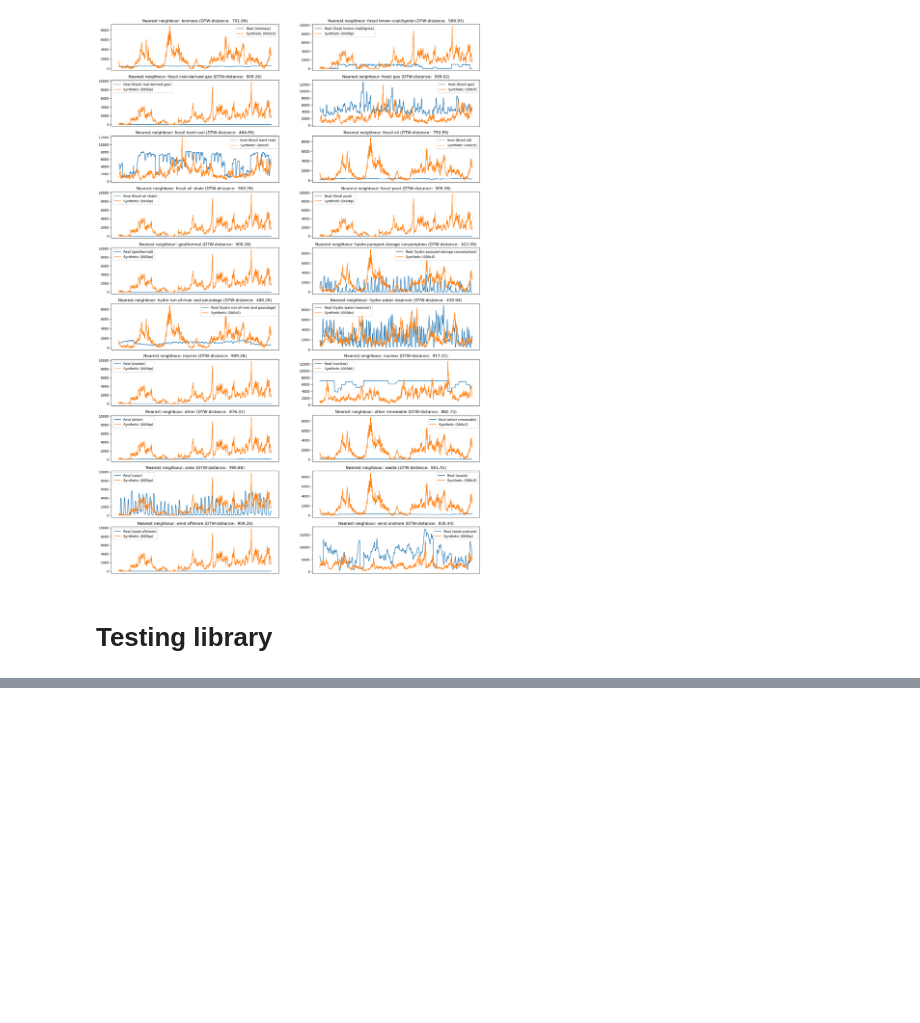
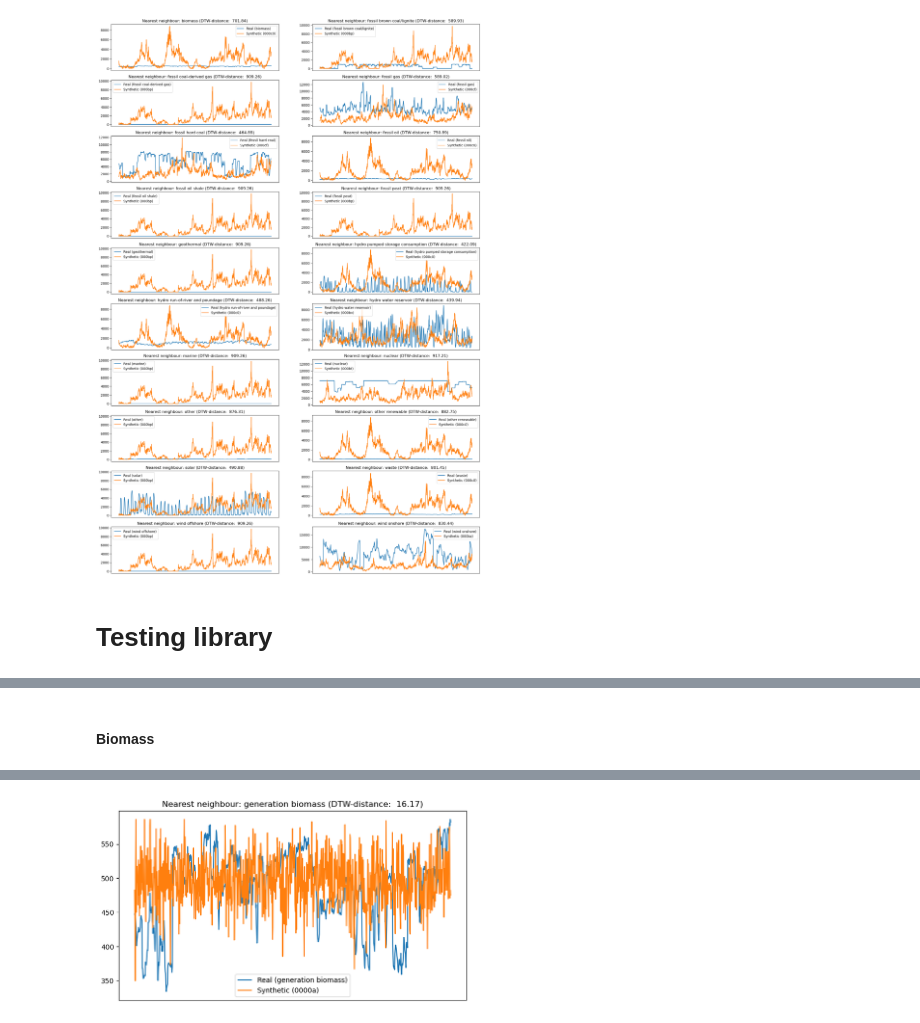
Before and after one commit to oskargirardin/CRP_GDPR_datasets, a Jupyter notebook: use_cases/time_series_prediction/time_series.ipynb, the cells around one changed output, grey strips where cells are left out. Drawn from its saved outputs; the diff is of its cells as text; code cells hidden in the pictures; blank space fills up the shorter version.

```diff
--- a/use_cases/time_series_prediction/time_series.ipynb
+++ b/use_cases/time_series_prediction/time_series.ipynb
@@ -550,0 +660,23 @@ ts_sim.plot_nearest_neighbours()
+# %%
+def train_single_TS(df_real, metadata, identifier, ts_name, figsize = (20, 5), **generator_kws):
+    y_real = df_real[df_real[identifier] == ts_name]
+
+    ts_gen_biomass = TSGenerator(
+        df=y_real,
+        metadata=metadata,
+        **generator_kws
+    )
+
+    df_synth = ts_gen_biomass.generate()
+
+    ts_sim_biomass = TSSimilarityCheck(
+        df_real=y_real,
+        df_synth=df_synth,
+        metadata=metadata
+    )
+    ts_sim_biomass.plot_nearest_neighbours(figsize = figsize)
+# %% [markdown]
+#### Biomass
+# %%
+train_single_TS(df_real, metadata, identifier="variable", ts_name="generation biomass", n_epochs = 100, n_samples = 5, verbose = True)
+# %% [output]
@@ -550,0 +698 @@ ts_sim.plot_nearest_neighbours()
+[figure, added]
```
Also changed, not shown: parts of 14 cells of this notebook, 1 other file.
